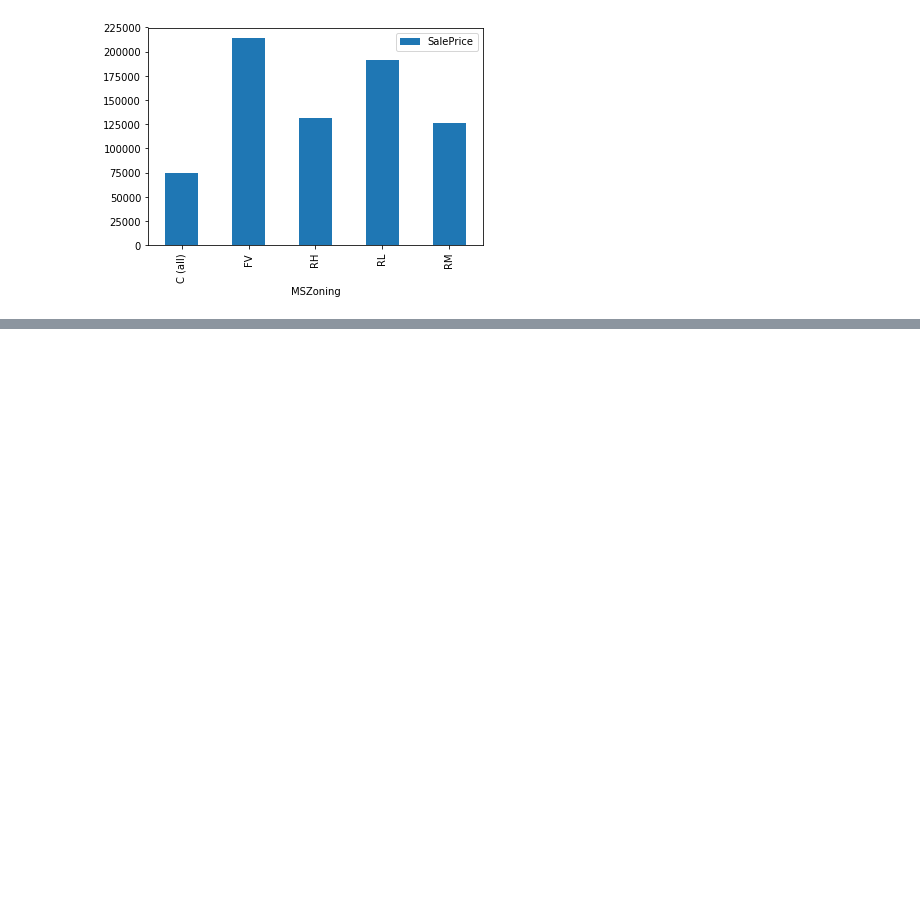
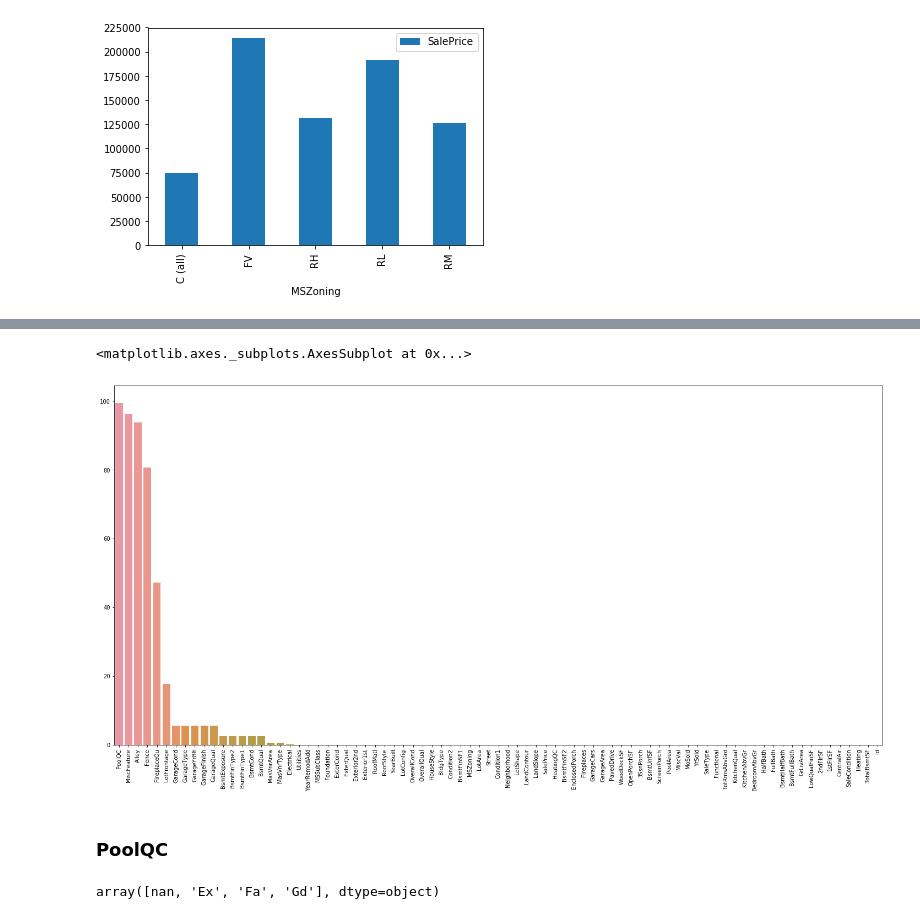
Before and after one commit to haianhle/ar-kaggle, a Jupyter notebook: house-prices/house-prices.ipynb, the cells around one changed output, grey strips where cells are left out. Cells and saved outputs as stored; diff of their text form; code cells hidden in the pictures; blank space fills up the shorter version.

```diff
--- a/house-prices/house-prices.ipynb
+++ b/house-prices/house-prices.ipynb
@@ -394,2 +402,0 @@ It turns out to not matter in this case weather we choose the mean or the median
-# %%
-data_df['LotFrontage'].fillna(data_df['LotFrontage'].median(), inplace=True)
@@ -442,2 +402,0 @@ data_df['MasVnrArea'].plot.hist()
-# %%
-data_df['MasVnrArea'].fillna(0, inplace=True)
@@ -557,0 +544,14 @@ data_df[['Utilities', 'SalePrice']].groupby(['Utilities']).mean().plot(kind='bar
+# %%
+missing_data = (data_df.isnull().sum()/len(data_df)*100).sort_values(ascending=False)
+plt.figure(figsize=(25, 12))
+plt.xticks(rotation="90")
+sns.barplot(missing_data.index, missing_data)
+# %% [output]
+<matplotlib.axes._subplots.AxesSubplot at 0x...>
+[figure, added]
+# %% [markdown]
+### PoolQC
+# %%
+data_df['PoolQC'].unique()
+# %% [output]
+array([nan, 'Ex', 'Fa', 'Gd'], dtype=object)
```
Also changed, not shown: parts of 211 cells of this notebook, 2 other files.
